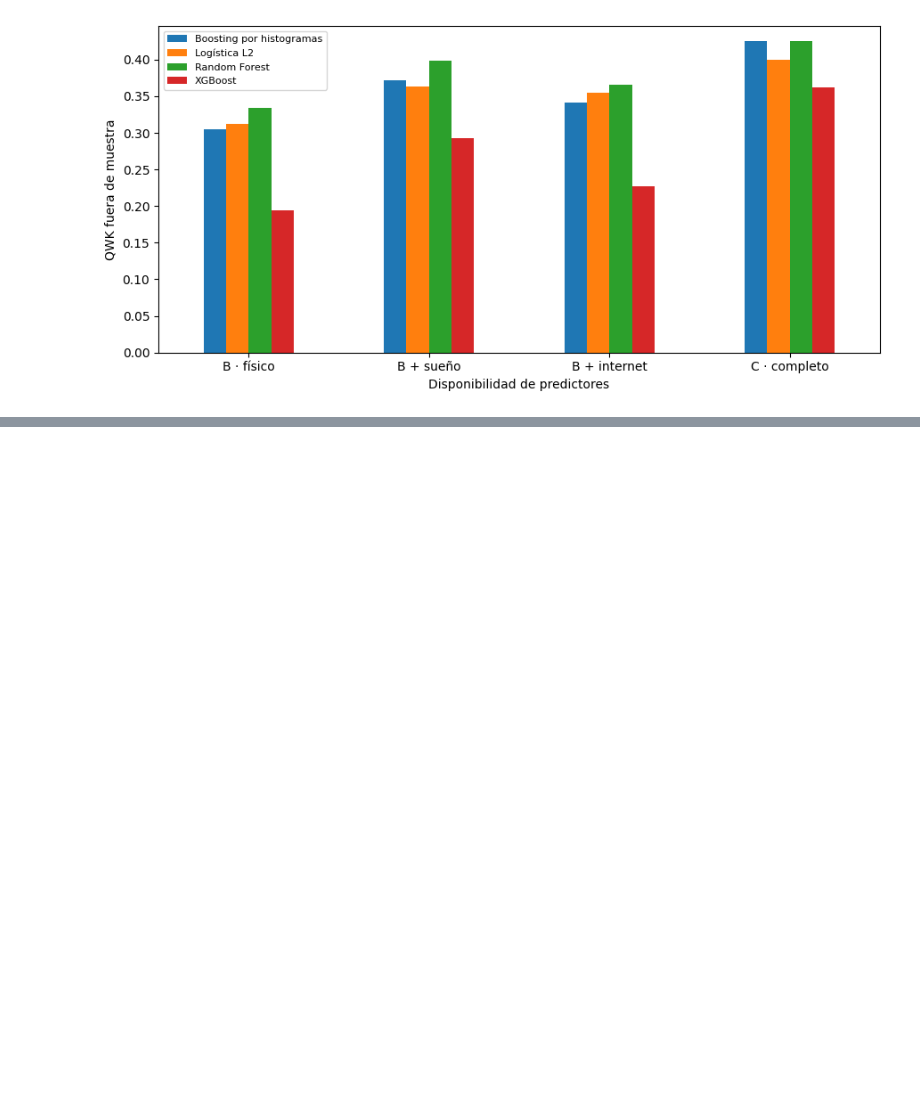
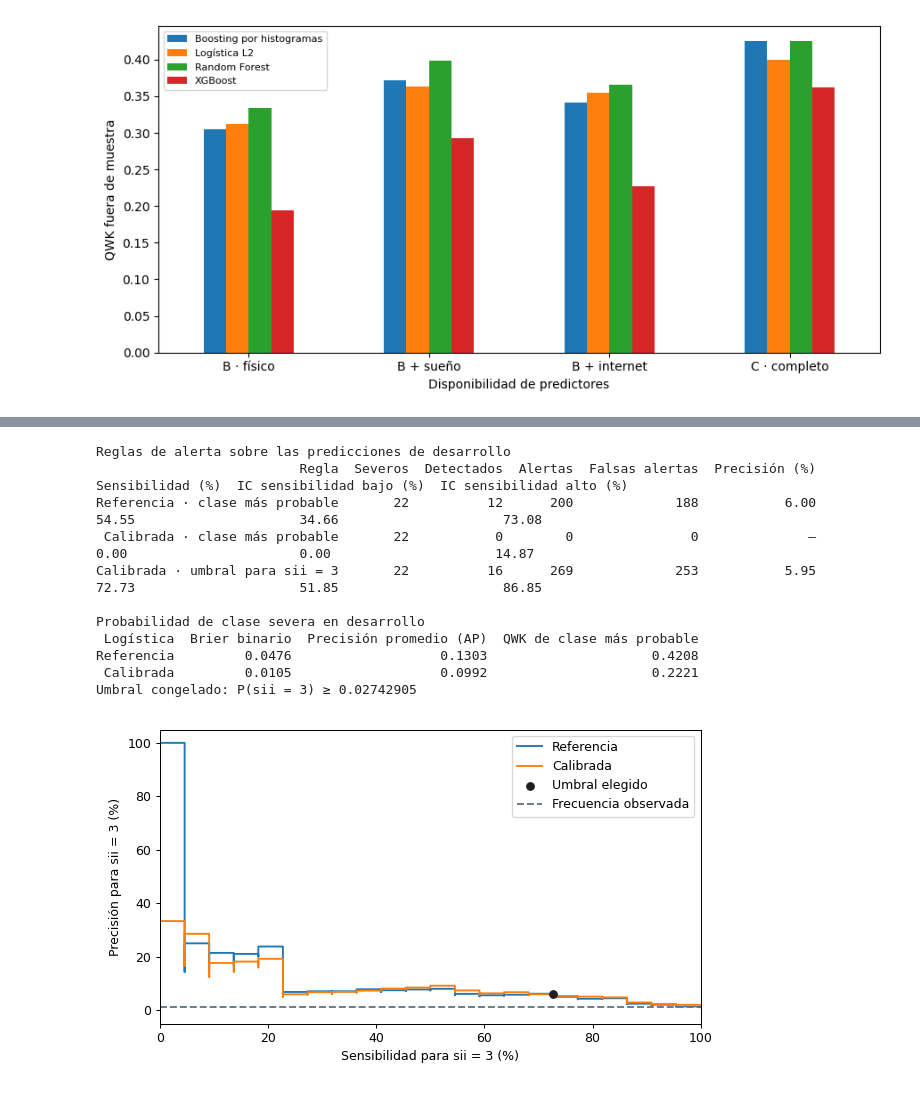
Before and after one commit to ChrisCuello/Prediccion-Uso-Problematico-Internet-MIAA-2026-2, a Jupyter notebook: entrega_2/PIU_MIAA_2026_2_Notebook_Unificado.ipynb, the cells around one changed output, grey strips where cells are left out. Drawn from its saved outputs; the diff is of its cells as text; code cells hidden in the pictures; blank space fills up the shorter version.

```diff
--- a/entrega_2/PIU_MIAA_2026_2_Notebook_Unificado.ipynb
+++ b/entrega_2/PIU_MIAA_2026_2_Notebook_Unificado.ipynb
@@ -1590,0 +1889,69 @@ La clase severa reunió 6 casos en 5–12 años y 24 en 13–17 años. El desemp
+# %%
+from sklearn.metrics import average_precision_score, brier_score_loss, precision_recall_curve
+from statsmodels.stats.proportion import proportion_confint
+
+p3_des = logistica_des["Calibrada"][:, 3]
+precisiones, sensibilidades, umbrales = precision_recall_curve(y_des == 3, p3_des)
+candidatos = np.flatnonzero(sensibilidades[:-1] >= SENSIBILIDAD_OBJETIVO)
+assert len(candidatos)
+mejor = max(candidatos, key=lambda i: (precisiones[i], umbrales[i]))
+umbral_alerta = float(umbrales[mejor])
+
+def metricas_alerta(y, alerta):
+    severos = y == 3
+    tp = int((severos & alerta).sum())
+    n_severos, n_alertas = int(severos.sum()), int(alerta.sum())
+    bajo, alto = proportion_confint(tp, n_severos, alpha=.05, method="wilson")
+    return {
+        "Severos": n_severos, "Detectados": tp, "Alertas": n_alertas,
+        "Falsas alertas": n_alertas - tp,
+        "Precisión (%)": 100 * tp / n_alertas if n_alertas else np.nan,
+        "Sensibilidad (%)": 100 * tp / n_severos,
+        "IC sensibilidad bajo (%)": 100 * bajo,
+        "IC sensibilidad alto (%)": 100 * alto,
+    }
+
+def comparar_alertas(y, original, calibrada):
+    return pd.DataFrame([
+        {"Regla": etiqueta, **metricas_alerta(y, regla)}
+        for etiqueta, regla in [
+            ("Referencia · clase más probable", original.argmax(axis=1) == 3),
+            ("Calibrada · clase más probable", calibrada.argmax(axis=1) == 3),
+            ("Calibrada · umbral para sii = 3", calibrada[:, 3] >= umbral_alerta),
+        ]
+    ])
+
+alertas_des = comparar_alertas(y_des, logistica_des["Referencia"], logistica_des["Calibrada"])
+presentar("Reglas de alerta sobre las predicciones de desarrollo", alertas_des, 2)
+presentar("Probabilidad de clase severa en desarrollo", pd.DataFrame([
+    {"Logística": nombre, "Brier binario": brier_score_loss(y_des == 3, prob[:, 3]),
+     "Precisión promedio (AP)": average_precision_score(y_des == 3, prob[:, 3]),
+     "QWK de clase más probable": qwk_busqueda(y_des, prob.argmax(axis=1))}
+    for nombre, prob in logistica_des.items()
+]), 4)
+print(f"Umbral congelado: P(sii = 3) ≥ {umbral_alerta:.8f}")
+
+fig, ax = plt.subplots(figsize=(7, 4))
+for nombre, prob in logistica_des.items():
+    pr, rec, _ = precision_recall_curve(y_des == 3, prob[:, 3])
+    ax.step(100 * rec, 100 * pr, where="post", label=nombre)
+ax.scatter(100 * sensibilidades[mejor], 100 * precisiones[mejor], color="#202020", label="Umbral elegido", zorder=3)
+ax.axhline(100 * np.mean(y_des == 3), ls="--", color="#687584", label="Frecuencia observada")
+ax.set(xlabel="Sensibilidad para sii = 3 (%)", ylabel="Precisión para sii = 3 (%)", xlim=(0, 100))
+ax.legend()
+fig.tight_layout()
+plt.show()
+plt.close(fig)
+# %% [output]
+Reglas de alerta sobre las predicciones de desarrollo
+                          Regla  Severos  Detectados  Alertas  Falsas alertas  Precisión (%)  Sensibilidad (%)  IC sensibilidad bajo (%)  IC sensibilidad alto (%)
+Referencia · clase más probable       22          12      200             188           6.00             54.55                     34.66                     73.08
+ Calibrada · clase más probable       22           0        0               0              —              0.00                      0.00                     14.87
+Calibrada · umbral para sii = 3       22          16      269             253           5.95             72.73                     51.85                     86.85
+
+Probabilidad de clase severa en desarrollo
+ Logística  Brier binario  Precisión promedio (AP)  QWK de clase más probable
+Referencia         0.0476                   0.1303                     0.4208
+ Calibrada         0.0105                   0.0992                     0.2221
+Umbral congelado: P(sii = 3) ≥ 0.02742905
+[figure, added]
```
Also changed, not shown: parts of 12 cells of this notebook.
